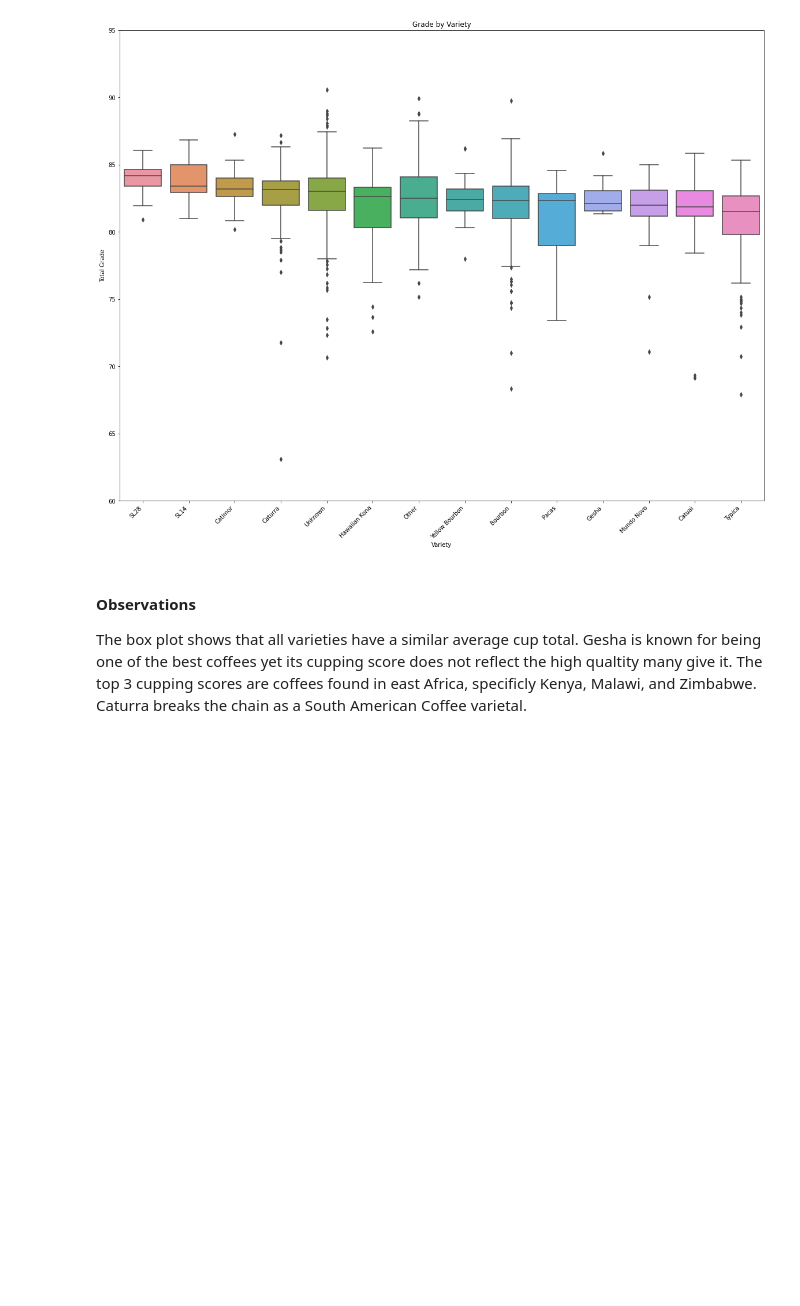
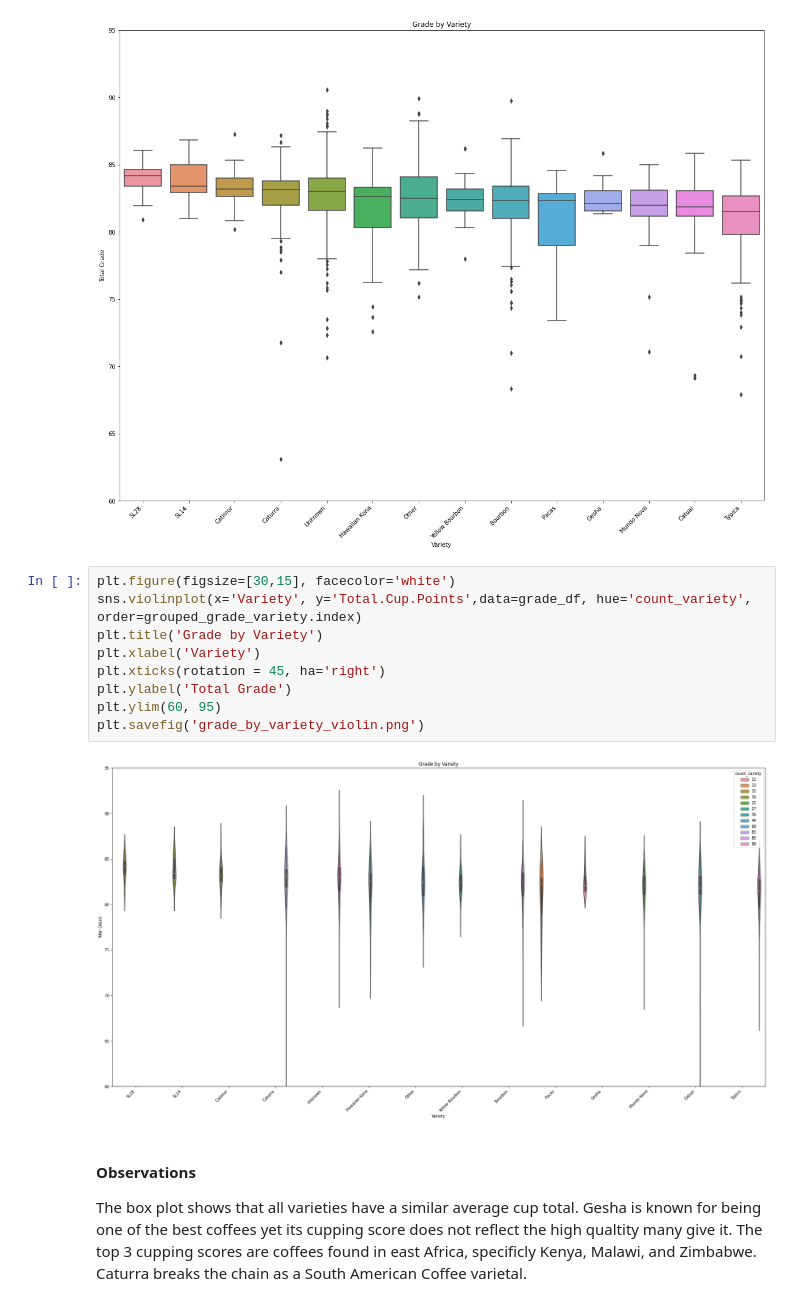
Before and after one commit to gobr2005/codecademy, a Jupyter notebook: Final Project/arabica_coffee.ipynb, the cells around one changed output. Cells and saved outputs as stored; diff of their text form; blank space fills up the shorter version.

```diff
--- a/Final Project/arabica_coffee.ipynb
+++ b/Final Project/arabica_coffee.ipynb
@@ -111,6 +118,17 @@ plt.ylim(60, 95)
 plt.savefig('grade_by_variety.png')
 # %% [output]
 [figure]
+# %%
+plt.figure(figsize=[30,15], facecolor='white')
+sns.violinplot(x='Variety', y='Total.Cup.Points',data=grade_df, hue='count_variety', order=grouped_grade_variety.index)
+plt.title('Grade by Variety')
+plt.xlabel('Variety')
+plt.xticks(rotation = 45, ha='right')
+plt.ylabel('Total Grade')
+plt.ylim(60, 95)
+plt.savefig('grade_by_variety_violin.png')
+# %% [output]
+[figure, added]
 # %% [markdown]
 #### Observations
 
```
Also changed, not shown: parts of 14 cells of this notebook, 2 other files.
